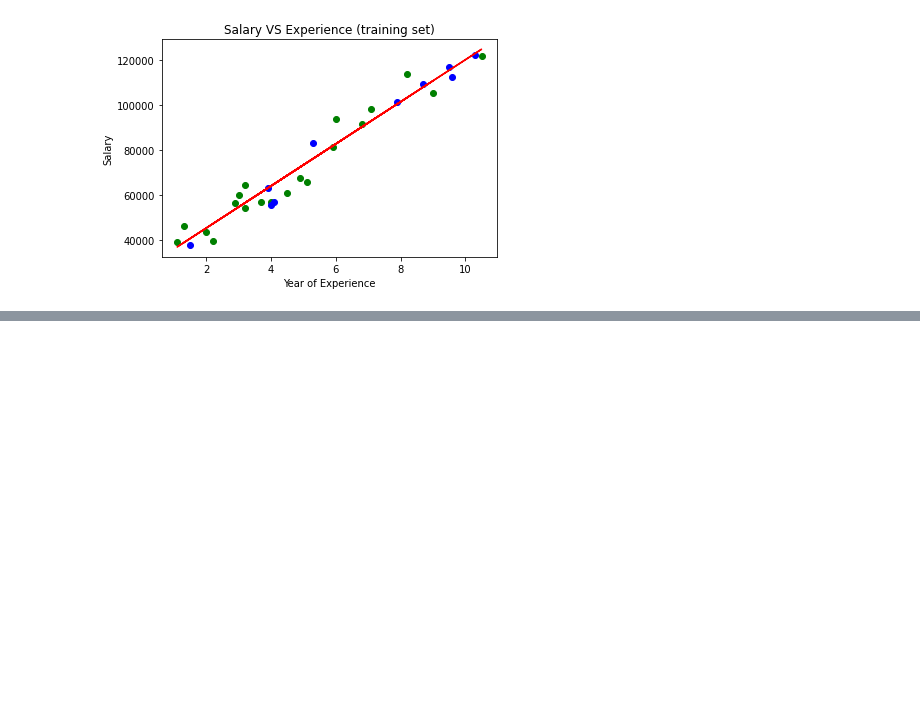
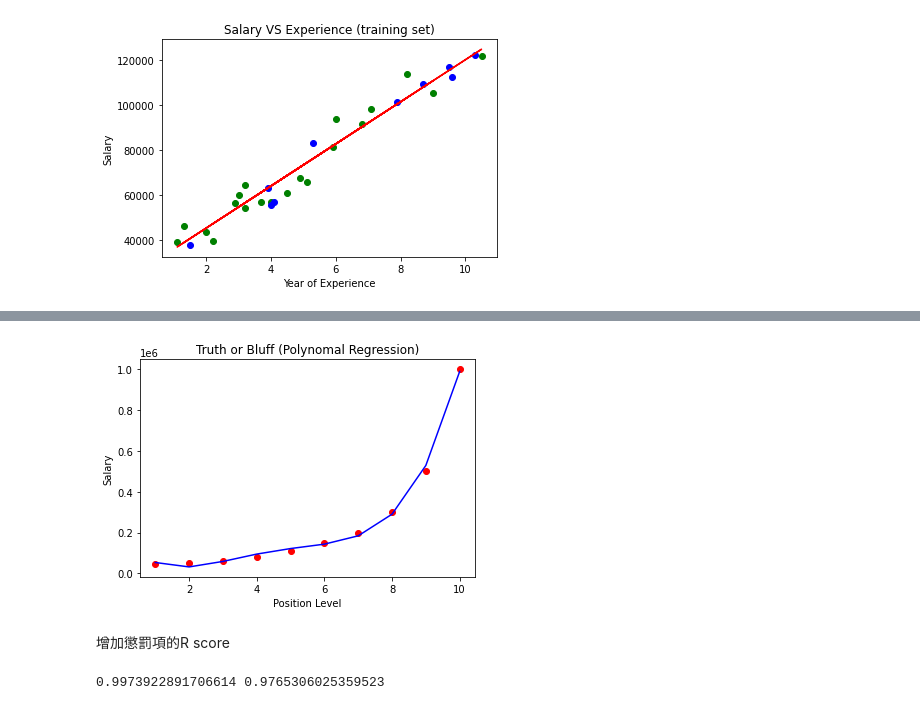
Before and after one commit to hank199599/Machine-Learning-for-Practical-Optical-Design-data, a Jupyter notebook: Regresstion.ipynb, the cells around one changed output, grey strips where cells are left out. Cells and saved outputs as stored; diff of their text form; code cells hidden in the pictures; blank space fills up the shorter version.

```diff
--- a/Regresstion.ipynb
+++ b/Regresstion.ipynb
@@ -45,0 +168,18 @@ plt.show()
+# %%
+# Visualising the Polynomial Regression Results
+plt.scatter(X, y, color = 'red')
+plt.plot(X, lin_reg_4.predict(X_poly_4), color = 'blue')
+plt.title('Truth or Bluff (Polynomal Regression)')
+plt.xlabel('Position Level')
+plt.ylabel('Salary')
+plt.show()
+# %% [output]
+[figure, added]
+# %% [markdown]
+增加懲罰項的R score
+# %%
+R2 = lin_reg_4.score(X_poly_4, y)
+AR2 = 1 - (1 - R2) * (len(y) - 1) / (len(y) - X_poly_4.shape[1] - 4)
+print(R2, AR2)
+# %% [output]
+0.9973922891706614 0.9765306025359523
```
Also changed, not shown: parts of 23 cells of this notebook.
